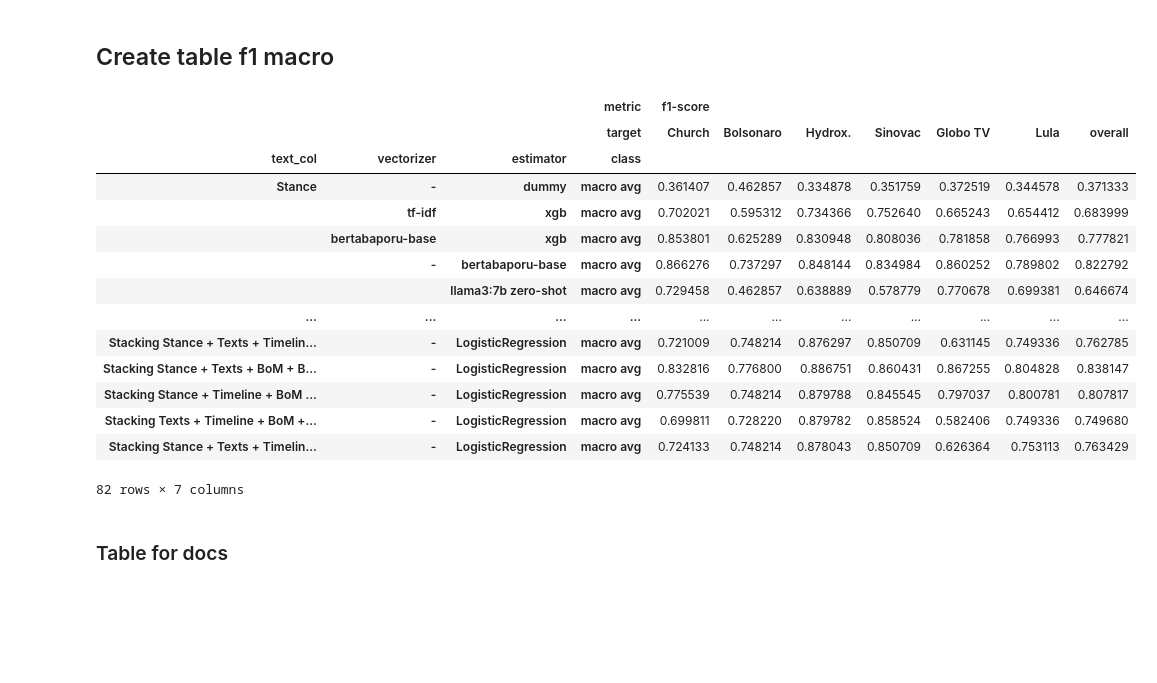
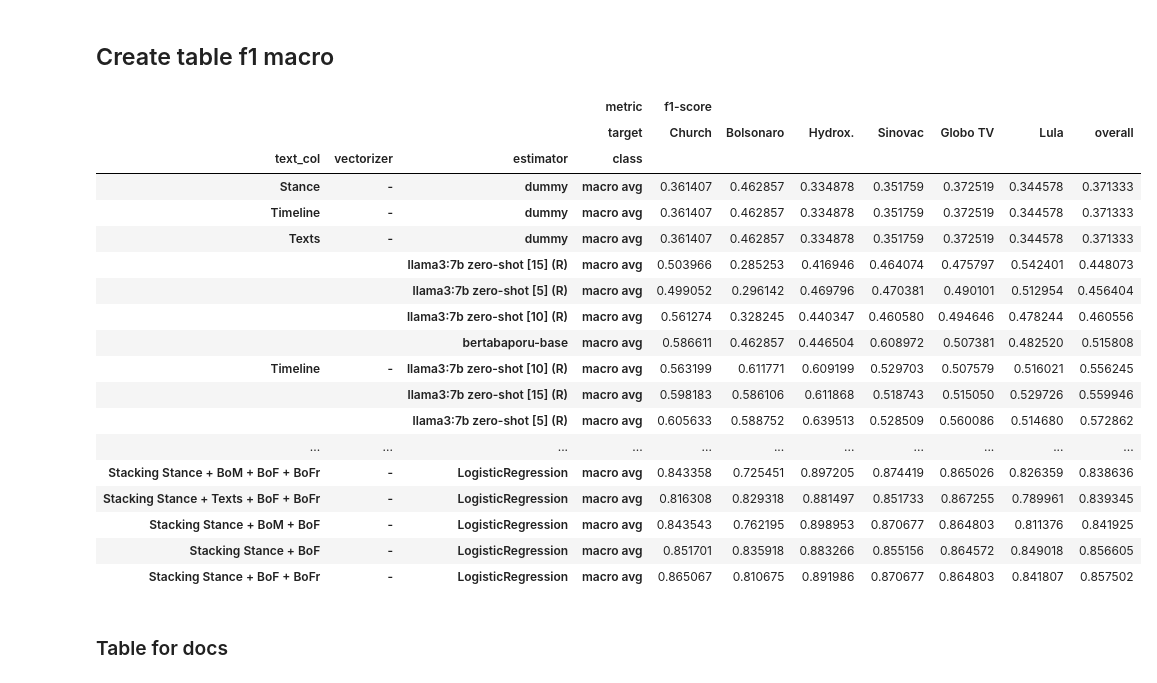
Before and after one commit to semcovici/stance-prediction-UstanceBR, a Jupyter notebook: notebooks/3.results_analysis.ipynb, the cells around one changed output. Cells and saved outputs as stored; diff of their text form; code cells hidden in the pictures; blank space fills up the shorter version.

```diff
--- a/notebooks/3.results_analysis.ipynb
+++ b/notebooks/3.results_analysis.ipynb
@@ -341,24 +353,28 @@ mask_macro = [True if  "macro avg" in col else False for col in df_results_final
 
 f1_macro_df = df_results_final.loc[mask_macro,mask_f1]
 f1_macro_df[('f1-score','overall')] = f1_macro_df.mean(axis=1)
-
-f1_macro_df
-# %% [output]
-|  |  |  | metric | f1-score |  |  |  |  |  |  |
-|  |  |  | target | Church | Bolsonaro | Hydrox. | Sinovac | Globo TV | Lula | overall |
-| text_col | vectorizer | estimator | class |  |  |  |  |  |  |  |
-| Stance | - | dummy | macro avg | 0.361407 | 0.462857 | 0.334878 | 0.351759 | 0.372519 | 0.344578 | 0.371333 |
-|  | tf-idf | xgb | macro avg | 0.702021 | 0.595312 | 0.734366 | 0.752640 | 0.665243 | 0.654412 | 0.683999 |
-|  | bertabaporu-base | xgb | macro avg | 0.853801 | 0.625289 | 0.830948 | 0.808036 | 0.781858 | 0.766993 | 0.777821 |
-|  | - | bertabaporu-base | macro avg | 0.866276 | 0.737297 | 0.848144 | 0.834984 | 0.860252 | 0.789802 | 0.822792 |
-|  |  | llama3:7b zero-shot | macro avg | 0.729458 | 0.462857 | 0.638889 | 0.578779 | 0.770678 | 0.699381 | 0.646674 |
-| ... | ... | ... | ... | ... | ... | ... | ... | ... | ... | ... |
-| Stacking Stance + Texts + Timelin... | - | LogisticRegression | macro avg | 0.721009 | 0.748214 | 0.876297 | 0.850709 | 0.631145 | 0.749336 | 0.762785 |
-| Stacking Stance + Texts + BoM + B... | - | LogisticRegression | macro avg | 0.832816 | 0.776800 | 0.886751 | 0.860431 | 0.867255 | 0.804828 | 0.838147 |
-| Stacking Stance + Timeline + BoM ... | - | LogisticRegression | macro avg | 0.775539 | 0.748214 | 0.879788 | 0.845545 | 0.797037 | 0.800781 | 0.807817 |
-| Stacking Texts + Timeline + BoM +... | - | LogisticRegression | macro avg | 0.699811 | 0.728220 | 0.879782 | 0.858524 | 0.582406 | 0.749336 | 0.749680 |
-| Stacking Stance + Texts + Timelin... | - | LogisticRegression | macro avg | 0.724133 | 0.748214 | 0.878043 | 0.850709 | 0.626364 | 0.753113 | 0.763429 |
-82 rows × 7 columns
+# %%
+display(HTML(f1_macro_df.sort_values([('f1-score','overall')]).to_html()))
+# %% [output]
+|  |  |  | metric | f1-score |  |  |  |  |  |  |
+|  |  |  | target | Church | Bolsonaro | Hydrox. | Sinovac | Globo TV | Lula | overall |
+| text_col | vectorizer | estimator | class |  |  |  |  |  |  |  |
+| Stance | - | dummy | macro avg | 0.361407 | 0.462857 | 0.334878 | 0.351759 | 0.372519 | 0.344578 | 0.371333 |
+| Timeline | - | dummy | macro avg | 0.361407 | 0.462857 | 0.334878 | 0.351759 | 0.372519 | 0.344578 | 0.371333 |
+| Texts | - | dummy | macro avg | 0.361407 | 0.462857 | 0.334878 | 0.351759 | 0.372519 | 0.344578 | 0.371333 |
+|  |  | llama3:7b zero-shot [15] (R) | macro avg | 0.503966 | 0.285253 | 0.416946 | 0.464074 | 0.475797 | 0.542401 | 0.448073 |
+|  |  | llama3:7b zero-shot [5] (R) | macro avg | 0.499052 | 0.296142 | 0.469796 | 0.470381 | 0.490101 | 0.512954 | 0.456404 |
+|  |  | llama3:7b zero-shot [10] (R) | macro avg | 0.561274 | 0.328245 | 0.440347 | 0.460580 | 0.494646 | 0.478244 | 0.460556 |
+|  |  | bertabaporu-base | macro avg | 0.586611 | 0.462857 | 0.446504 | 0.608972 | 0.507381 | 0.482520 | 0.515808 |
+| Timeline | - | llama3:7b zero-shot [10] (R) | macro avg | 0.563199 | 0.611771 | 0.609199 | 0.529703 | 0.507579 | 0.516021 | 0.556245 |
+|  |  | llama3:7b zero-shot [15] (R) | macro avg | 0.598183 | 0.586106 | 0.611868 | 0.518743 | 0.515050 | 0.529726 | 0.559946 |
+|  |  | llama3:7b zero-shot [5] (R) | macro avg | 0.605633 | 0.588752 | 0.639513 | 0.528509 | 0.560086 | 0.514680 | 0.572862 |
+| ... | ... | ... | ... | ... | ... | ... | ... | ... | ... | ... |
+| Stacking Stance + BoM + BoF + BoFr | - | LogisticRegression | macro avg | 0.843358 | 0.725451 | 0.897205 | 0.874419 | 0.865026 | 0.826359 | 0.838636 |
+| Stacking Stance + Texts + BoF + BoFr | - | LogisticRegression | macro avg | 0.816308 | 0.829318 | 0.881497 | 0.851733 | 0.867255 | 0.789961 | 0.839345 |
+| Stacking Stance + BoM + BoF | - | LogisticRegression | macro avg | 0.843543 | 0.762195 | 0.898953 | 0.870677 | 0.864803 | 0.811376 | 0.841925 |
+| Stacking Stance + BoF | - | LogisticRegression | macro avg | 0.851701 | 0.835918 | 0.883266 | 0.855156 | 0.864572 | 0.849018 | 0.856605 |
+| Stacking Stance + BoF + BoFr | - | LogisticRegression | macro avg | 0.865067 | 0.810675 | 0.891986 | 0.870677 | 0.864803 | 0.841807 | 0.857502 |
 # %% [markdown]
 ### Table for docs
 # %%
```
Also changed, not shown: parts of 17 cells of this notebook, 3 other files.
